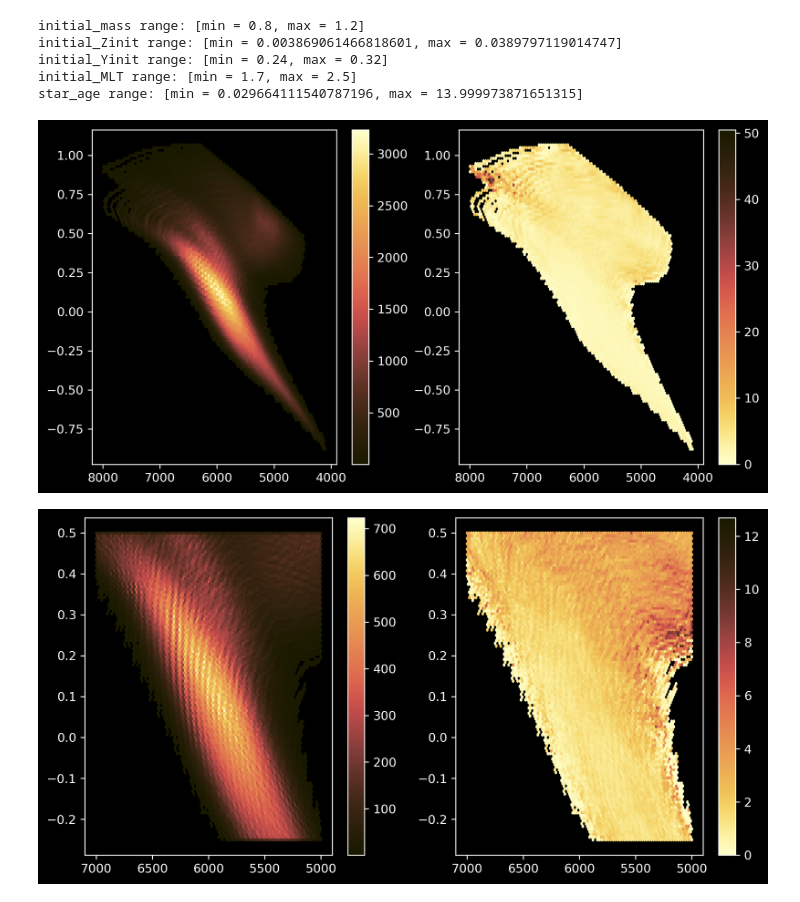
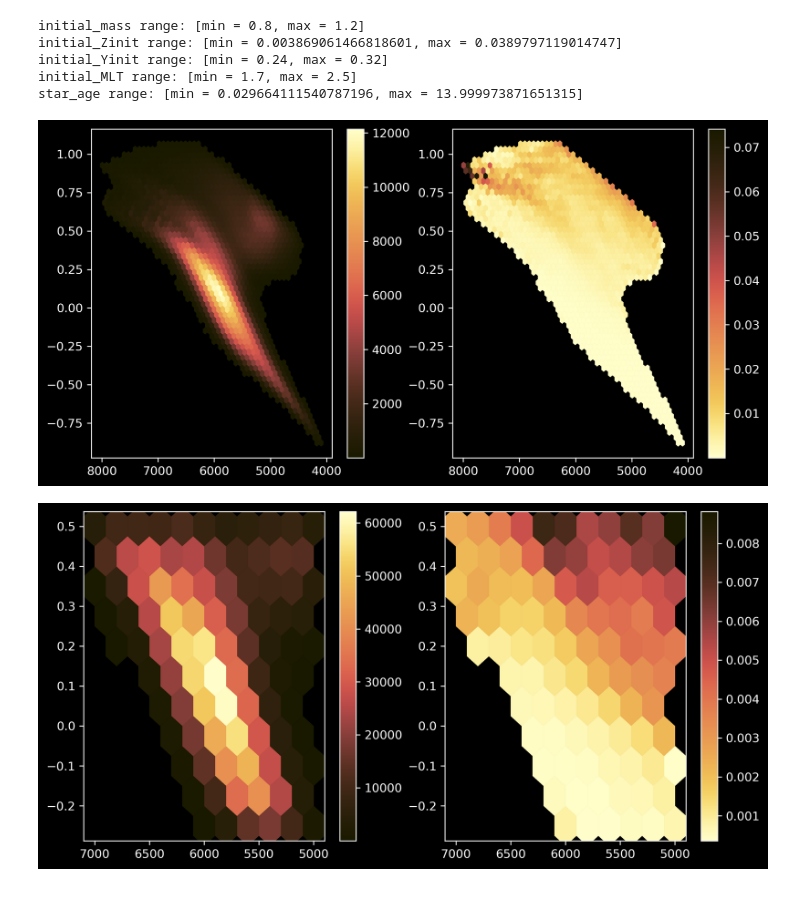
Before and after one commit to ojscutt/ultranest-pitchfork, a Jupyter notebook: tasc-poster.ipynb, the cells around one changed output. Drawn from its saved outputs; the diff is of its cells as text; code cells hidden in the pictures.

Commit message:
tweak poster plot

```diff
--- a/tasc-poster.ipynb
+++ b/tasc-poster.ipynb
@@ -105,36 +105,36 @@ def comparison_hex(df, output, gridsize=100):
     hex1 = ax1.hexbin(
         df["calc_effective_T"],
         np.log10(df["luminosity"]),
         cmap=cm.lajolla,
         gridsize=gridsize,
         mincnt=1,
         linewidths=0.2,
     )
     fig.colorbar(hex1)
     ax1.invert_xaxis()
 
     hex2 = ax2.hexbin(
         df["calc_effective_T"],
         np.log10(df["luminosity"]),
         C=df["resid_" + output],
         cmap=cm.lajolla_r,
         gridsize=gridsize,
-        mincnt=1,
+        mincnt=2,
         linewidths=0.2,
         reduce_C_function=scipy.stats.median_abs_deviation,
     )
     fig.colorbar(hex2)
     ax2.invert_xaxis()
 
 
-col_to_test = "calc_effective_T"
+col_to_test = "luminosity"
 
-comparison_hex(df, col_to_test)
+comparison_hex(df, col_to_test, gridsize=50)
 
 df_crop = df[df["calc_effective_T"].between(5000, 7000)]
 df_crop = df_crop[df_crop["luminosity"].between(10 ** (-0.25), 10 ** (0.5))]
 
-comparison_hex(df_crop, col_to_test, gridsize=100)
+comparison_hex(df_crop, col_to_test, gridsize=10)
 # %% [output]
-[figure, old version]
+[figure, new version]
-[figure, old version]
+[figure, new version]
```
Also changed, not shown: parts of 1 cell of this notebook.
